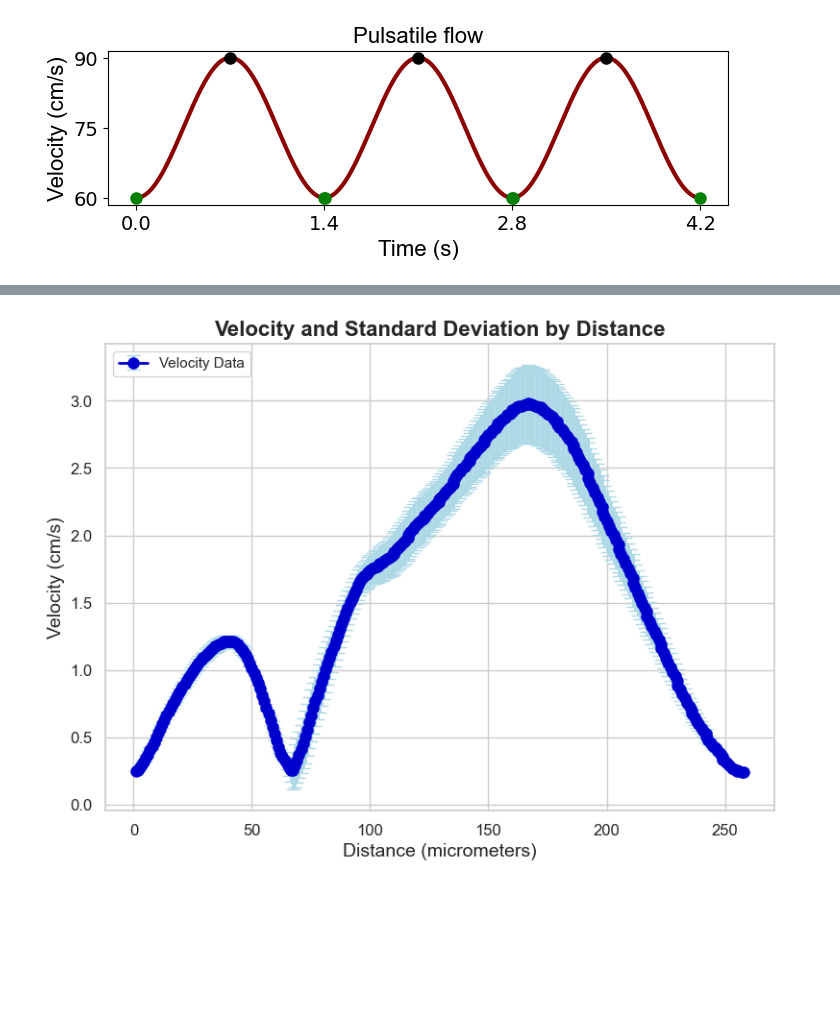
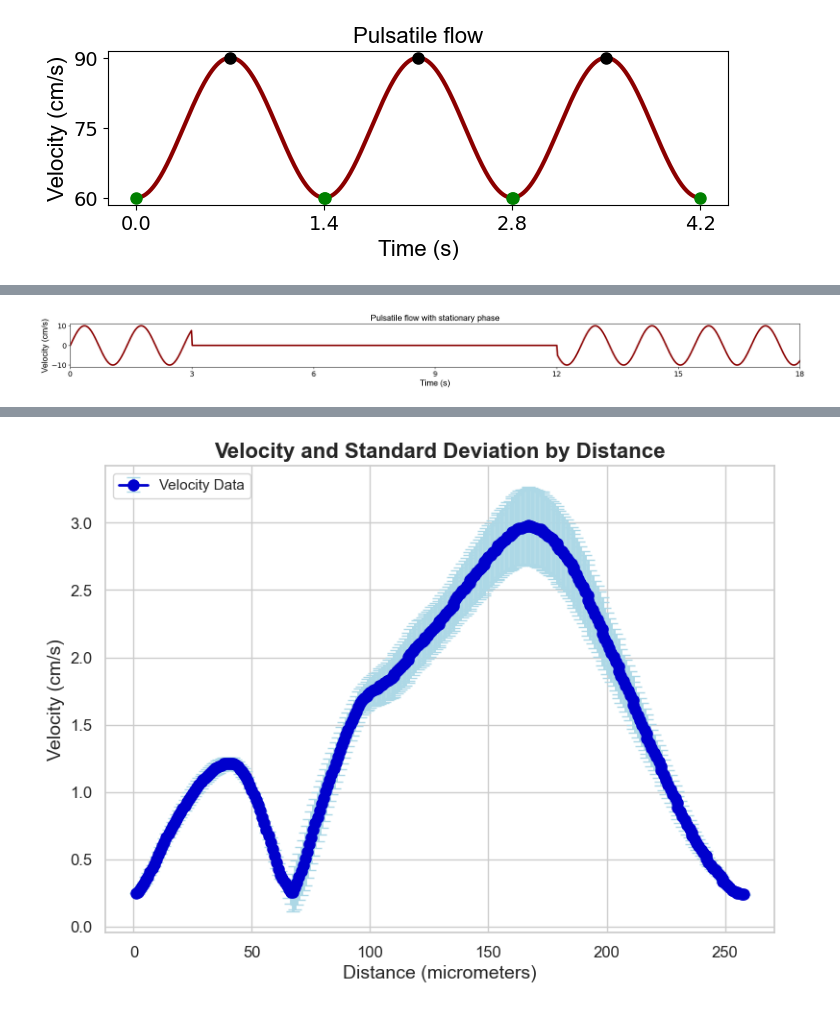
Before and after one commit to M-Medany/Ultrasound-induced-Particle-Dynamics-in-Pathological-Vascular-Vortices-, a Jupyter notebook: Plotting_filling_Aneurysm.ipynb, the cells around one changed output, grey strips where cells are left out. Saved outputs shown, nothing was run; the diff lists cells and outputs as text; code cells hidden in the pictures; blank space fills up the shorter version.

```diff
--- a/Plotting_filling_Aneurysm.ipynb
+++ b/Plotting_filling_Aneurysm.ipynb
@@ -140,3 +203,51 @@ plt.show()
+# %%
+import numpy as np
+import matplotlib.pyplot as plt
+
+# Constants for the sine wave
+min_val = -10
+max_val = 10
+mid = (max_val + min_val) / 2
+amplitude = (max_val - min_val) / 2
+period = 1.4  # period of the sine wave in seconds
+frequency = 1 / period  # frequency of the sine wave
+
+# Time array from 0 to 8.4 seconds
+t = np.linspace(0, 18, 1000)
+
+# Sine wave calculation to match the frequency
+y_sine1 = mid + amplitude * np.sin(2 * np.pi * frequency * t[t < 3])
+y_flat = np.full(len(t[(t >= 3) & (t <= 12)]), mid)  # Flat section at midpoint level
+y_sine2 = mid + amplitude * np.sin(2 * np.pi * frequency * t[t > 12])
+
+# Combine all sections
+y = np.concatenate((y_sine1, y_flat, y_sine2))
+
+# Set up figure and axes
+fig, ax = plt.subplots(figsize=(25.2, 1.5))
+
+# Plot the combined wave
+ax.plot(t, y, color='darkred', linestyle='-', linewidth=3)
+
+# Set x and y axis labels
+ax.set_xlabel('Time (s)', fontsize=16, fontname='Arial')
+ax.set_ylabel('Velocity (cm/s)', fontsize=16, fontname='Arial')
+
+# Set plot title
+ax.set_title('Pulsatile flow with stationary phase', fontsize=16, fontname='Arial')
+ax.set_xlim(0, 18)
+
+# Set the x-axis and y-axis ticks
+ax.set_xticks(np.arange(0, 19, 3))  # x-ticks to reflect all segments
+ax.set_yticks(np.arange(-10, 11, 10))  # y-ticks from 60 to 90 every 15
+ax.tick_params(axis='y', labelsize=14)
+ax.tick_params(axis='x', labelsize=14)
+
+# Save and show the plot
+plt.savefig('ON_OFF_US', dpi=300, bbox_inches='tight')
+plt.show()
+# %% [output]
+[figure, added]
 # %%
 import pandas as pd
 import matplotlib.pyplot as plt
```
Also changed, not shown: parts of 2 cells of this notebook, 9 other files.
